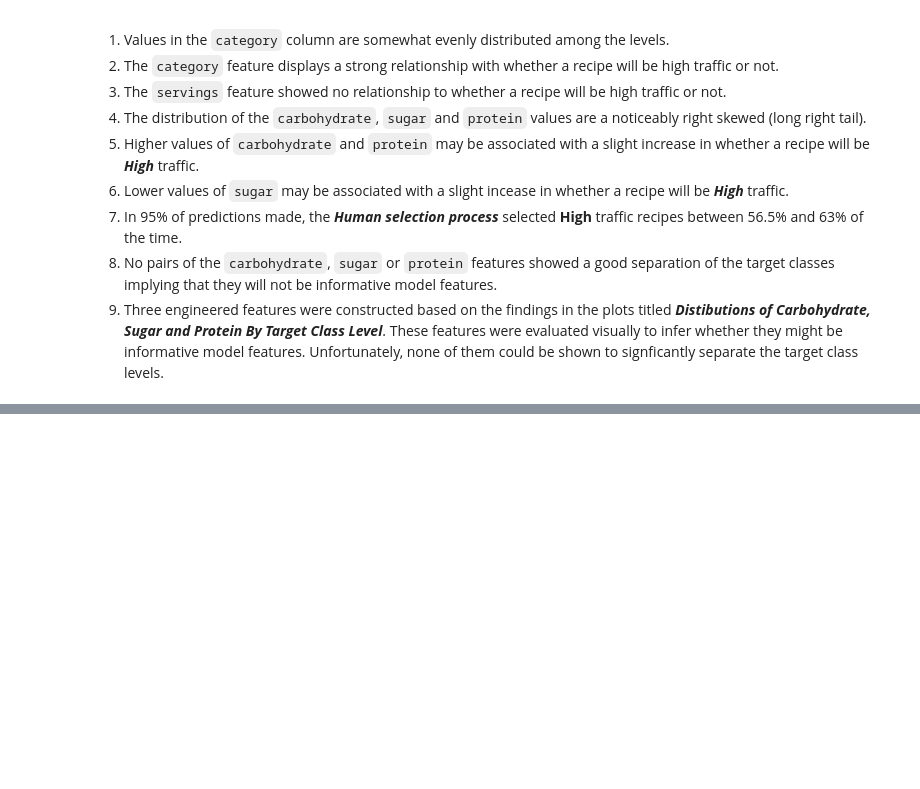
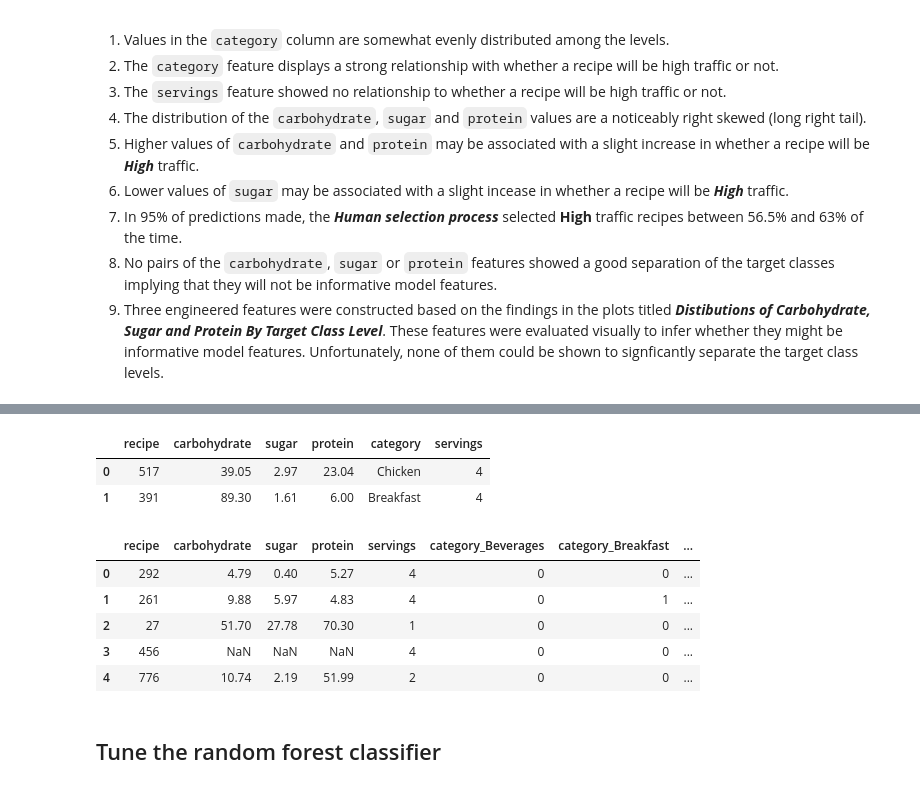
Before and after one commit to MichaelSzczepaniak/DSPortfolio, a Jupyter notebook: Tasty_Bites/TastyBites.ipynb, the cells around one changed output, grey strips where cells are left out. Drawn from its saved outputs; the diff is of its cells as text; code cells hidden in the pictures; blank space fills up the shorter version.

```diff
--- a/Tasty_Bites/TastyBites.ipynb
+++ b/Tasty_Bites/TastyBites.ipynb
@@ -902,0 +981,7 @@ plt.show()
+# %%
+# 2. Split data into training an test sets
+
+df_X_all = df_enc.drop(['high_traffic'], axis=1)  # keep recipe for reference, drop later
+X = df_X_all.values
+y = df_enc['high_traffic'].values
+X_train, X_test, y_train, y_test = train_test_split(X, y, test_size=0.2, random_state=711, stratify=y)
@@ -902,0 +993,49 @@ plt.show()
+# %%
+# 3.1 Wrangle training and test partitions to facilitate imputation
+df_X_train = pd.DataFrame(X_train, columns=df_X_all.columns) # convert back to dataframe to make imputation easier
+df_X_test = pd.DataFrame(X_test, columns=df_X_all.columns)
+# convert float cols back to original dtype
+real_features = ['carbohydrate', 'sugar', 'protein']
+df_X_train[real_features] = df_X_train[real_features].astype(float)
+df_X_test[real_features] = df_X_test[real_features].astype(float)
+# convert int cols back to original dtype
+df_X_train['servings'] = df_X_train['servings'].astype(int)
+df_X_test['servings'] = df_X_train['servings'].astype(int)
+# df_X_train.info()
+df_X_train.head(2)
+# %% [output]
+|  | recipe | carbohydrate | sugar | protein | category | servings |
+| 0 | 517 | 39.05 | 2.97 | 23.04 | Chicken | 4 |
+| 1 | 391 | 89.30 | 1.61 | 6.00 | Breakfast | 4 |
+# %%
+# 5. Encode the `category` variable on training and test sets
+
+df_X_train = pd.get_dummies(df_X_train, columns=['category'])
+df_X_test = pd.get_dummies(df_X_test, columns=['category'])
+# convert the boolean dummies to 1's and 0's
+dt_mapping = {
+    'category_Beverages': int,
+    'category_Breakfast': int,
+    'category_Chicken': int,
+    'category_ChickenBreast': int,
+    'category_Dessert': int,
+    'category_LunchSnacks': int,
+    'category_Meat': int,
+    'category_OneDishMeal': int,
+    'category_Pork': int,
+    'category_Potato': int,
+    'category_Vegetable': int
+}
+
+df_X_train = df_X_train.astype(dt_mapping)
+df_X_test = df_X_test.astype(dt_mapping)
+# %%
+# print(df_X_train.shape, df_X_test.shape)
+df_X_test.head()
+# %% [output]
+|  | recipe | carbohydrate | sugar | protein | servings | category_Beverages | category_Breakfast | ... |
+| 0 | 292 | 4.79 | 0.40 | 5.27 | 4 | 0 | 0 | ... |
+| 1 | 261 | 9.88 | 5.97 | 4.83 | 4 | 0 | 1 | ... |
+| 2 | 27 | 51.70 | 27.78 | 70.30 | 1 | 0 | 0 | ... |
+| 3 | 456 | NaN | NaN | NaN | 4 | 0 | 0 | ... |
+| 4 | 776 | 10.74 | 2.19 | 51.99 | 2 | 0 | 0 | ... |
@@ -902,0 +1054,2 @@ plt.show()
+# %% [markdown]
+## Tune the random forest classifier
```
Also changed, not shown: parts of 11 cells of this notebook.
